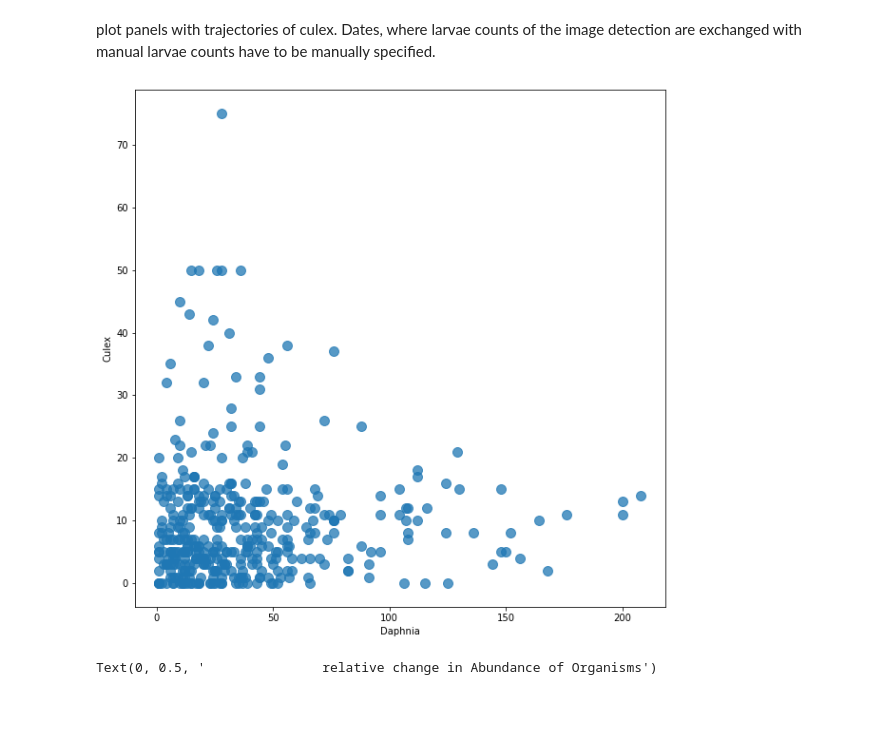
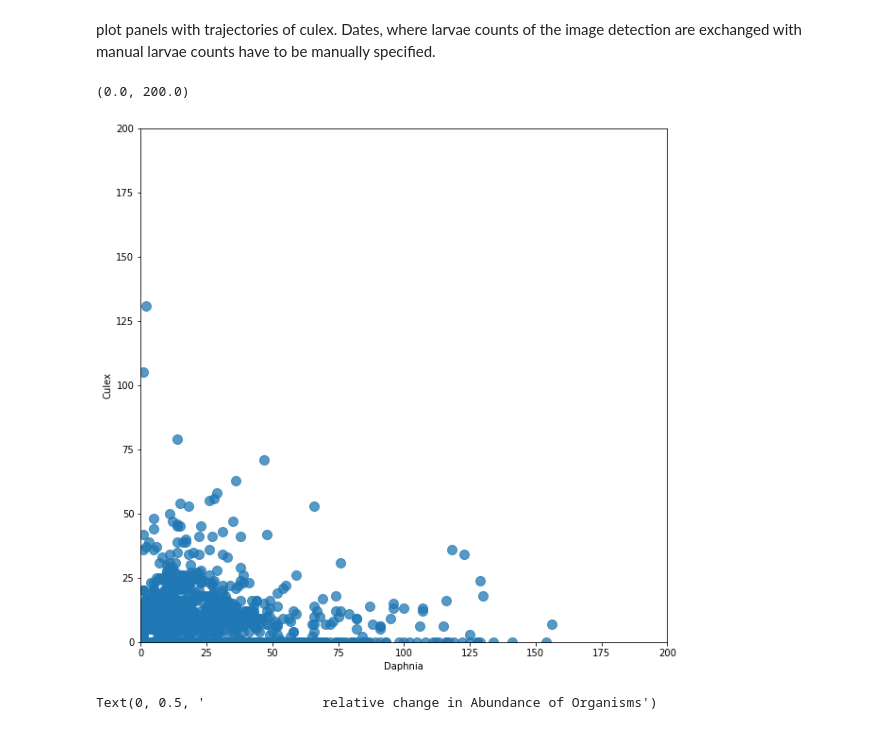
Before and after one commit to flo-schu/peek, a Jupyter notebook: scripts/daphvsculex.ipynb, the cells around one changed output. Saved outputs shown, nothing was run; the diff lists cells and outputs as text; code cells hidden in the pictures.

```diff
--- a/scripts/daphvsculex.ipynb
+++ b/scripts/daphvsculex.ipynb
@@ -84,24 +21,17 @@ d
 # %% [markdown]
 plot panels with trajectories of culex. Dates, where larvae counts of the image detection are exchanged with manual larvae counts have to be manually specified.
-# %%
-data = d.reset_index()[["time", "species", "count","id"]].rename(columns={"count":"y"}).query("time == '2021-04-09' | time == '2021-04-16' | time == '2021-04-23' | time == '2021-04-30' | time == '2021-05-07' | time == '2021-05-14'")
-species = np.array(data.species)
-daphnia = np.array(data.y)[species=="Daphnia"]
-culex = np.array(data.y)[species=="Culex"]
-g = np.where(np.array(data.id)[species=="Culex"] <= 40, 0, 1)
-# o2 = np.array(data.oxygen)
-# print(daphnia)
-# print(culex)
-
-fig, ax = plt.subplots(figsize=(10,10))
-ax.scatter(daphnia, culex, c="tab:blue", alpha=.75, s=100)
-ax.set_xlabel("Daphnia")
-ax.set_ylabel("Culex")
-plt.savefig("plots/daphniavsculex.png")
-# ax.set_ylim(0,20)
-# ax.set_xlim(0,200)
-# %% [output]
-[figure, removed]
+# %%
+
+fig, ax = plt.subplots(figsize=(10,10))
+ax.scatter(data["daphnia_count"], data["culex_count_manual"], c="tab:blue", alpha=.75, s=100)
+ax.set_xlabel("Daphnia")
+ax.set_ylabel("Culex")
+plt.savefig("plots/daphniavsculex.png")
+ax.set_ylim(0,200)
+ax.set_xlim(0,200)
+# %% [output]
+(0.0, 200.0)
+[figure, added]
 # %%
 pdat = d.reset_index()[["time", "species", "count","id"]].query("time == '2021-04-09' | time == '2021-04-16' | time == '2021-04-23' | time == '2021-04-30' | time == '2021-05-07' | time == '2021-05-14'")
 
```
Also changed, not shown: parts of 6 cells of this notebook, 7 other files.
